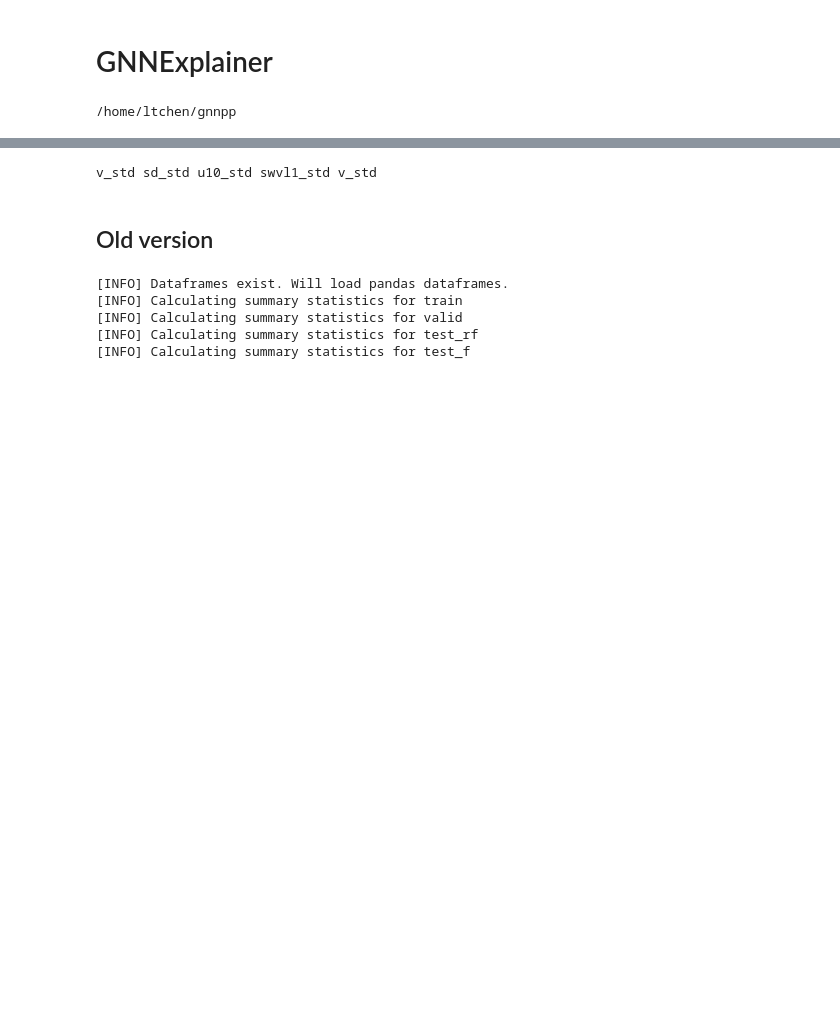
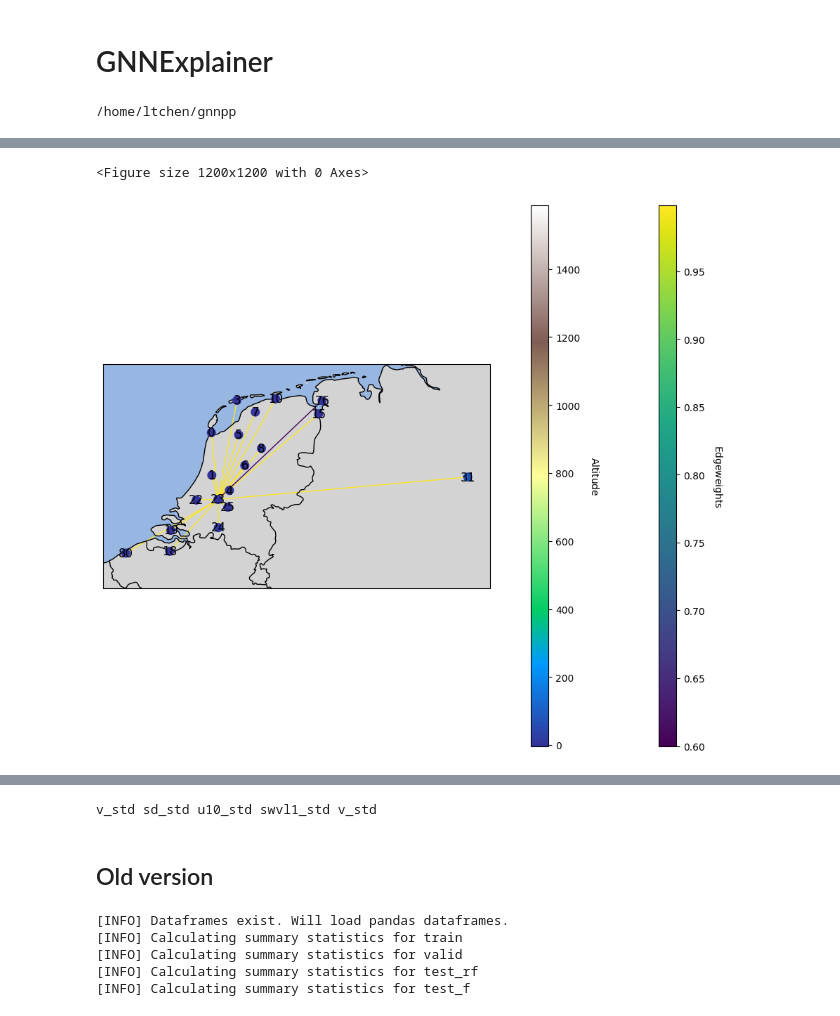
Before and after one commit to leachen01/gnnpp, a Jupyter notebook: exploration/explainability/gnnexplainer.ipynb, the cells around one changed output, grey strips where cells are left out. Drawn from its saved outputs; the diff is of its cells as text; code cells hidden in the pictures; blank space fills up the shorter version.

```diff
--- a/exploration/explainability/gnnexplainer.ipynb
+++ b/exploration/explainability/gnnexplainer.ipynb
@@ -200,0 +271,4 @@ torch.Size([5, 2])
+# %%
+dataframes = load_dataframes(leadtime)
+dataframes = summary_statistics(dataframes)
+dataframes['stations']
@@ -200,0 +294,10 @@ torch.Size([5, 2])
+# %%
+# retrieve position from dataframes['stations']
+pos_dict = {row['station_id']: (row['lon'], row['lat']) for _, row in dataframes['stations'].iterrows()}
+alt_dict = {row['station_id']: row['altitude'] for _, row in dataframes['stations'].iterrows()}
+node_list = df['node'].unique().tolist()
+this_alt_dict = {node: alt_dict[node] for node in node_list if node in alt_dict}
+lons = [pos_dict[node][0] for node in node_list if node in pos_dict]
+lats = [pos_dict[node][1] for node in node_list if node in pos_dict]
+lats
+# this_alt_dict
@@ -200,0 +324,44 @@ torch.Size([5, 2])
+# %%
+import matplotlib.cm as cm
+import cartopy.crs as ccrs
+subG = nx.Graph()
+
+for (u, v), weight in mean_weights.items():
+    subG.add_edge(u, v, weight=weight)
+
+edges = list(mean_weights.keys())
+weights = list(mean_weights.values())
+
+fig = plt.figure(figsize=(12, 12))
+ax = plot_map()
+
+cmapt = cm.terrain
+cmapv = cm.viridis
+
+norm_edge = plt.Normalize(min(weights), max(weights))
+norm_alt = plt.Normalize(vmin=min(dataframes['stations']['altitude']), vmax=max(dataframes['stations']['altitude']))
+edge_colors = [cmapv(norm_edge(w)) for w in weights]
+node_colors = [cmapt(norm_alt(a)) for a in this_alt_dict.values()]
+
+proj = ccrs.PlateCarree()
+margin = 0.5
+lon_min, lon_max = min(lons) - margin, max(lons) + margin
+lat_min, lat_max = min(lats) - margin, max(lats) + margin
+
+ax.set_extent([lon_min, lon_max, lat_min, lat_max], crs=proj)
+# ax.set_extent([2, 8, 50, 54], crs=proj)
+
+sm_nodes = plt.cm.ScalarMappable(cmap="terrain", norm=norm_alt)
+sm_edges = plt.cm.ScalarMappable(cmap="viridis", norm=norm_edge)
+
+colbar2 = plt.colorbar(sm_edges, ax=ax, aspect=30, pad=0.08)
+colbar1 = plt.colorbar(sm_nodes, ax=ax, aspect=30, pad=0.08)
+
+colbar2.ax.set_ylabel(r'$\mathrm{Edge weights}$', rotation=270, labelpad=20)
+colbar1.ax.set_ylabel(r'$\mathrm{Altitude}$', rotation=270, labelpad=20)
+
+
+nx.draw_networkx(subG, pos_dict, node_size=70, node_color=node_colors, ax=ax, edge_color=edge_colors, with_labels=True)
+# %% [output]
+<Figure size 1200x1200 with 0 Axes>
+[figure, added]
```
Also changed, not shown: parts of 35 cells of this notebook, 12 other files.
